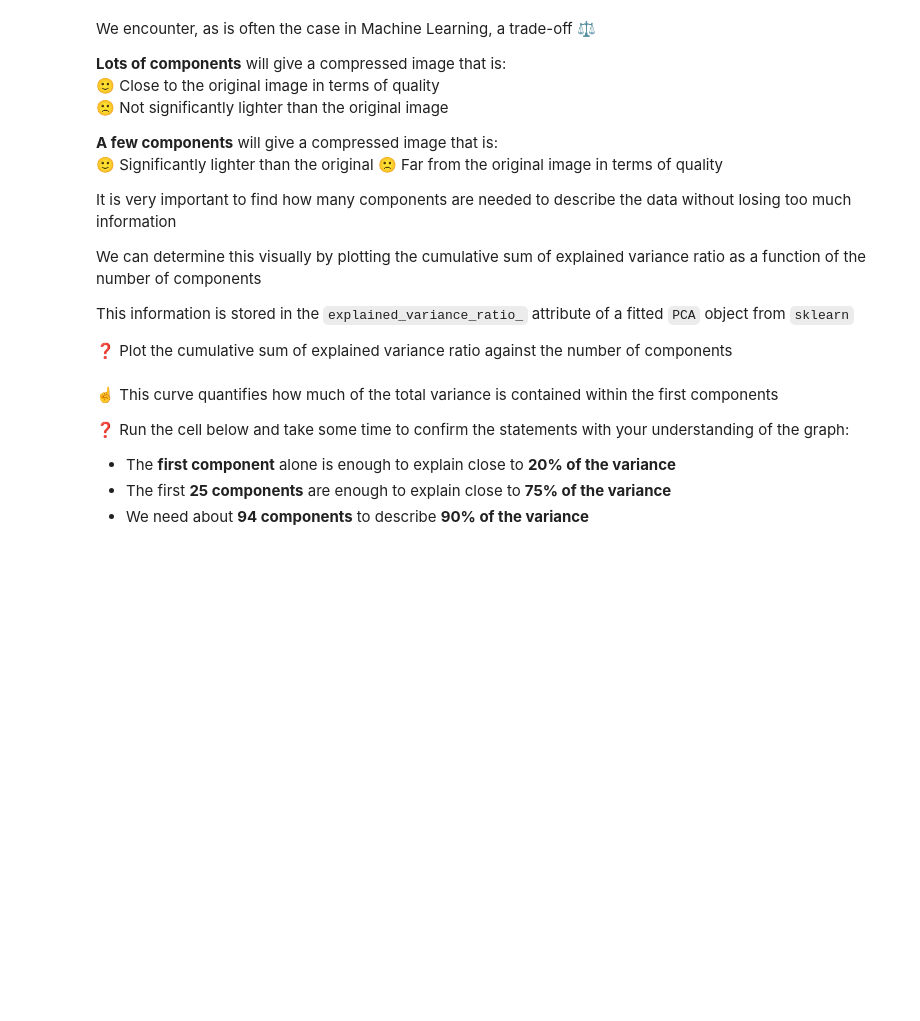
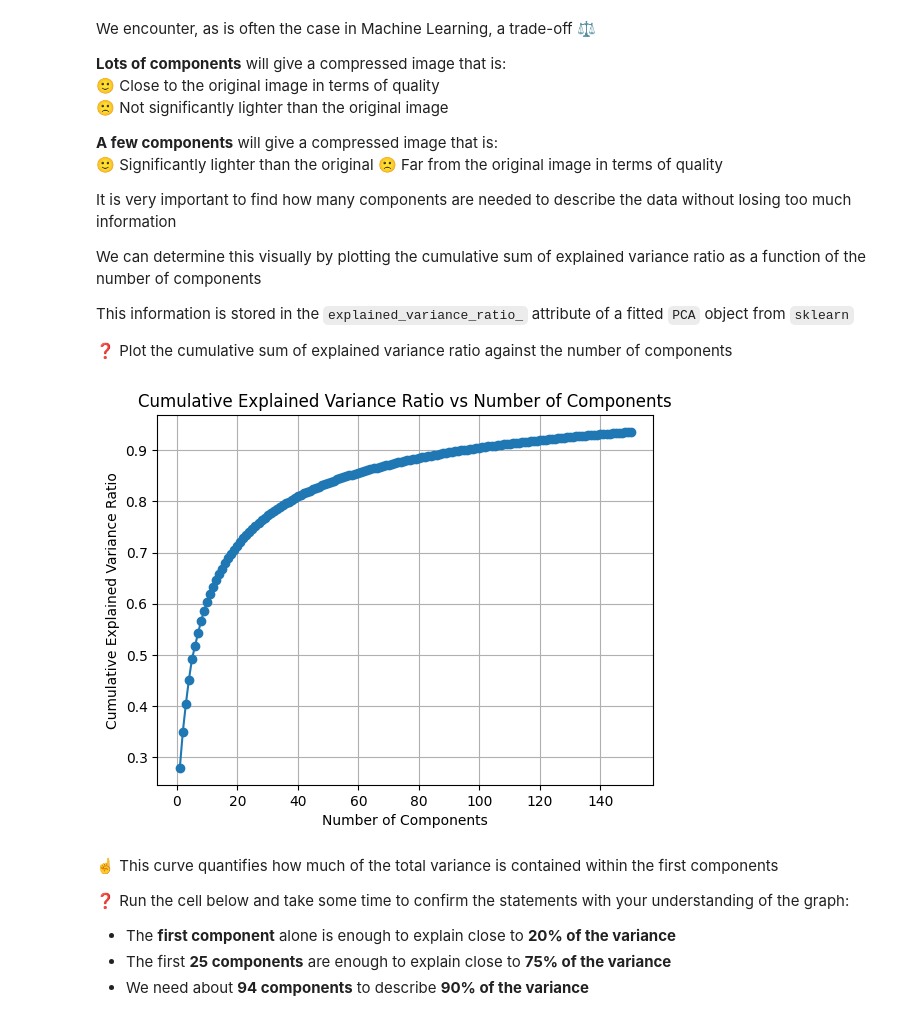
Before and after one commit to saranjthilak/data-face-recognition, a Jupyter notebook: face_recognition.ipynb, the cells around one changed output. Cells and saved outputs as stored; diff of their text form; code cells hidden in the pictures; blank space fills up the shorter version.

```diff
--- a/face_recognition.ipynb
+++ b/face_recognition.ipynb
@@ -328,3 +353,19 @@ This information is stored in the `explained_variance_ratio_` attribute of a fit
+# %%
+# Get the explained variance ratio from the PCA object
+explained_variance_ratio = pca.explained_variance_ratio_
+
+# Compute the cumulative sum
+cumulative_variance_ratio = explained_variance_ratio.cumsum()
+
+# Plot
+plt.plot(range(1, len(cumulative_variance_ratio) + 1), cumulative_variance_ratio, marker='o')
+plt.xlabel('Number of Components')
+plt.ylabel('Cumulative Explained Variance Ratio')
+plt.title('Cumulative Explained Variance Ratio vs Number of Components')
+plt.grid(True)
+plt.show()
+# %% [output]
+[figure, added]
 # %% [markdown]
 ☝️ This curve quantifies how much of the total variance is contained within the first components
 
```
Also changed, not shown: parts of 13 cells of this notebook, 1 other file.
